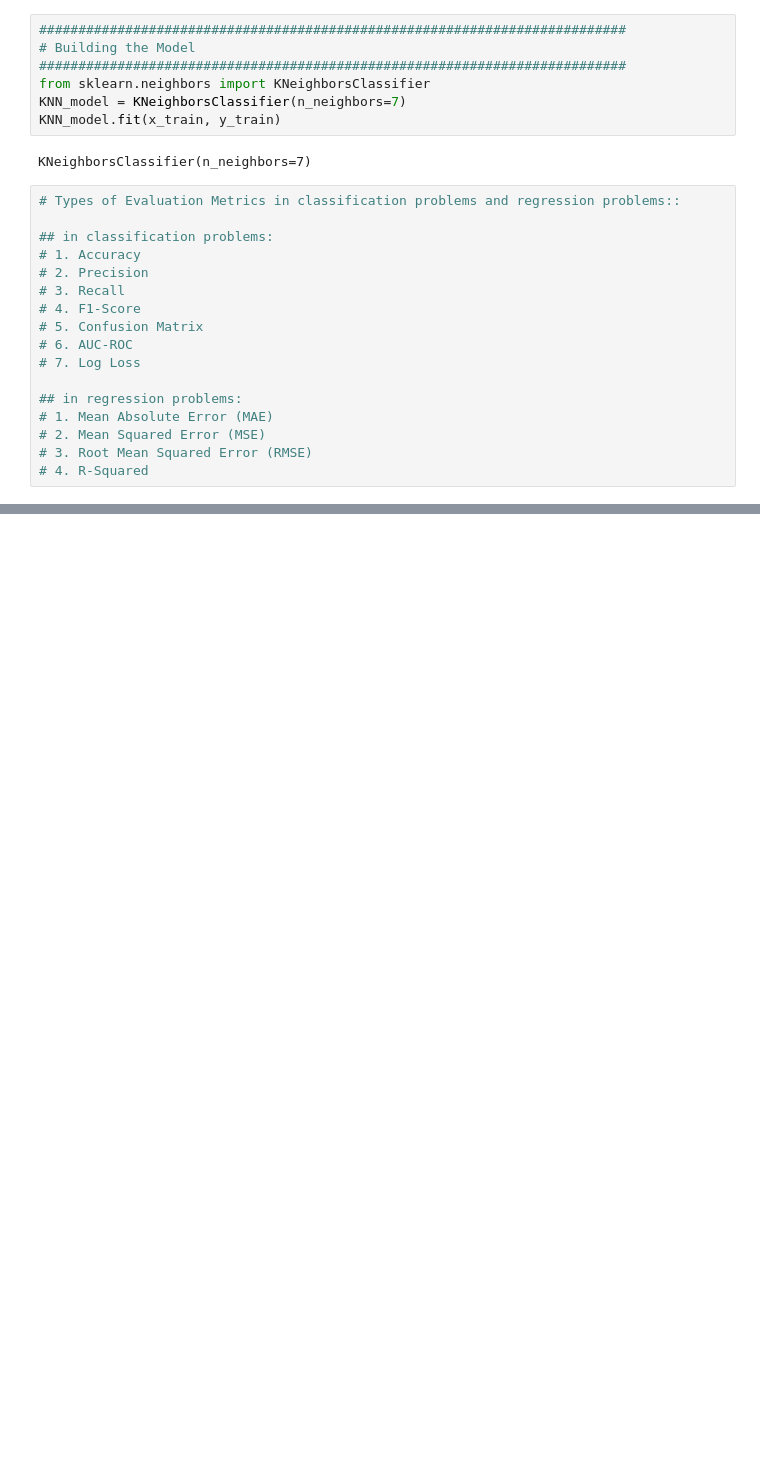
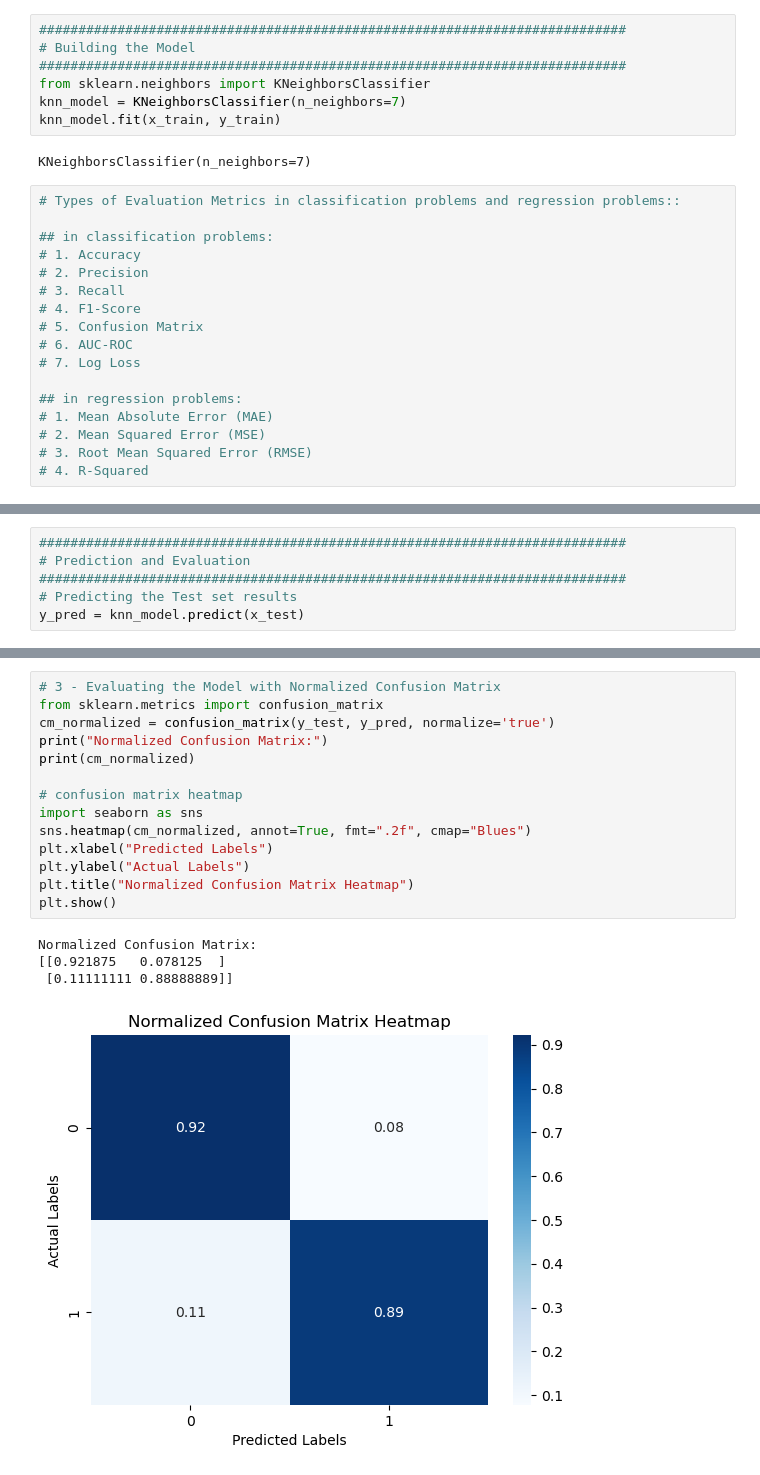
Before and after one commit to Amirhossein-momeni/AmirGeek_MachinLearning, a Jupyter notebook: 0050_Prediction and Evaluation/Prediction and Evaluation.ipynb, the cells around one changed output, grey strips where cells are left out. Saved outputs shown, nothing was run; the diff lists cells and outputs as text; blank space fills up the shorter version.

```diff
--- a/0050_Prediction and Evaluation/Prediction and Evaluation.ipynb
+++ b/0050_Prediction and Evaluation/Prediction and Evaluation.ipynb
@@ -34,8 +34,8 @@ x_test = scaler.transform(x_test)
 # Building the Model
 ###########################################################################
 from sklearn.neighbors import KNeighborsClassifier
-KNN_model = KNeighborsClassifier(n_neighbors=7)
-KNN_model.fit(x_train, y_train)
+knn_model = KNeighborsClassifier(n_neighbors=7)
+knn_model.fit(x_train, y_train)
 # %% [output]
 KNeighborsClassifier(n_neighbors=7)
 # %%
@@ -80,3 +67,9 @@ Accuracy: 0.91
 # Imbalanced Data & Accuracy Example ::
 # Suppose 100 samples: 95 are class A and 5 are class B.
 # A model that always predicts class A gets 95% accuracy, but it completely fails to detect class B, so the model is actually poor despite the high accuracy.
+# %%
+###########################################################################
+# Prediction and Evaluation
+###########################################################################
+# Predicting the Test set results
+y_pred = knn_model.predict(x_test)
@@ -82,0 +108,19 @@ Accuracy: 0.91
+# %%
+# 3 - Evaluating the Model with Normalized Confusion Matrix
+from sklearn.metrics import confusion_matrix
+cm_normalized = confusion_matrix(y_test, y_pred, normalize='true')
+print("Normalized Confusion Matrix:")
+print(cm_normalized)
+
+# confusion matrix heatmap
+import seaborn as sns
+sns.heatmap(cm_normalized, annot=True, fmt=".2f", cmap="Blues")
+plt.xlabel("Predicted Labels")
+plt.ylabel("Actual Labels")
+plt.title("Normalized Confusion Matrix Heatmap")
+plt.show()
+# %% [output]
+Normalized Confusion Matrix:
+[[0.921875   0.078125  ]
+ [0.11111111 0.88888889]]
+[figure, added]
```
Also changed, not shown: parts of 6 cells of this notebook, 3 other files.
